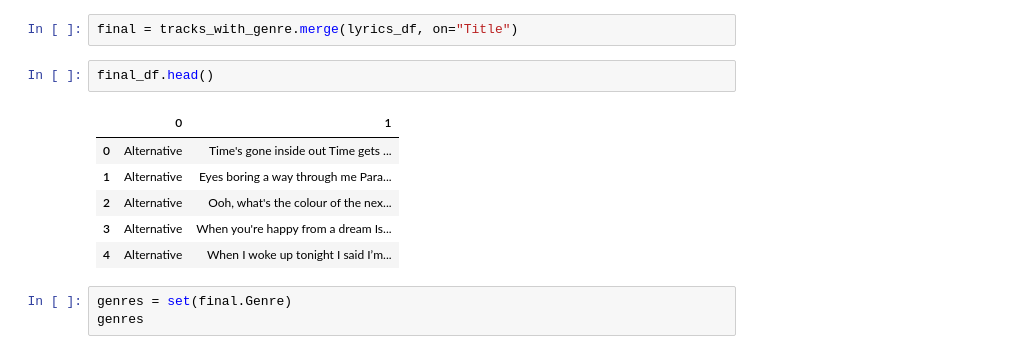
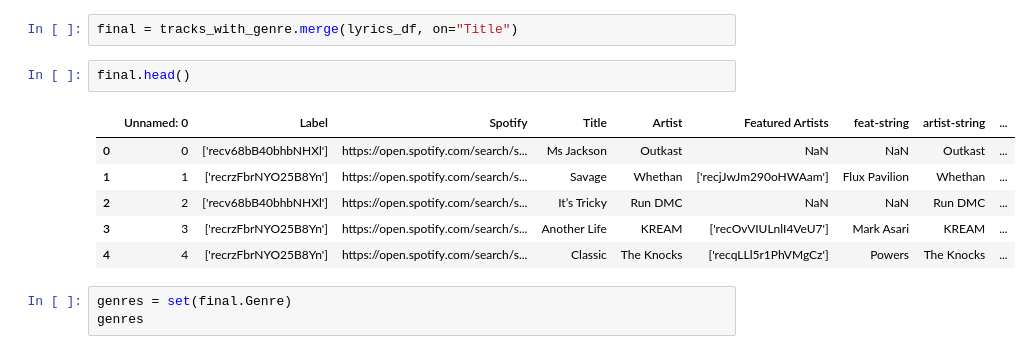
Before and after one commit to owenbwhite/pychart, a Jupyter notebook: src/lyrics.ipynb, the cells around one changed output. Cells and saved outputs as stored; diff of their text form.

```diff
--- a/src/lyrics.ipynb
+++ b/src/lyrics.ipynb
@@ -50,14 +50,14 @@ lyrics_df["Title"] = lyrics_df.index.T
 # %%
 final = tracks_with_genre.merge(lyrics_df, on="Title")
 # %%
-final_df.head()
+final.head()
 # %% [output]
-|  | 0 | 1 |
-| 0 | Alternative | Time's gone inside out Time gets ... |
-| 1 | Alternative | Eyes boring a way through me Para... |
-| 2 | Alternative | Ooh, what's the colour of the nex... |
-| 3 | Alternative | When you're happy from a dream Is... |
-| 4 | Alternative | When I woke up tonight I said I’m... |
+|  | Unnamed: 0 | Label | Spotify | Title | Artist | Featured Artists | feat-string | artist-string | ... |
+| 0 | 0 | ['recv68bB40bhbNHXl'] | https://open.spotify.com/search/s... | Ms Jackson | Outkast | NaN | NaN | Outkast | ... |
+| 1 | 1 | ['recrzFbrNYO25B8Yn'] | https://open.spotify.com/search/s... | Savage | Whethan | ['recjJwJm290oHWAam'] | Flux Pavilion | Whethan | ... |
+| 2 | 2 | ['recv68bB40bhbNHXl'] | https://open.spotify.com/search/s... | It’s Tricky | Run DMC | NaN | NaN | Run DMC | ... |
+| 3 | 3 | ['recrzFbrNYO25B8Yn'] | https://open.spotify.com/search/s... | Another Life | KREAM | ['recOvVIULnlI4VeU7'] | Mark Asari | KREAM | ... |
+| 4 | 4 | ['recrzFbrNYO25B8Yn'] | https://open.spotify.com/search/s... | Classic | The Knocks | ['recqLLl5r1PhVMgCz'] | Powers | The Knocks | ... |
 # %%
 genres = set(final.Genre)
 genres
```
Also changed, not shown: parts of 6 cells of this notebook, 2 other files.
